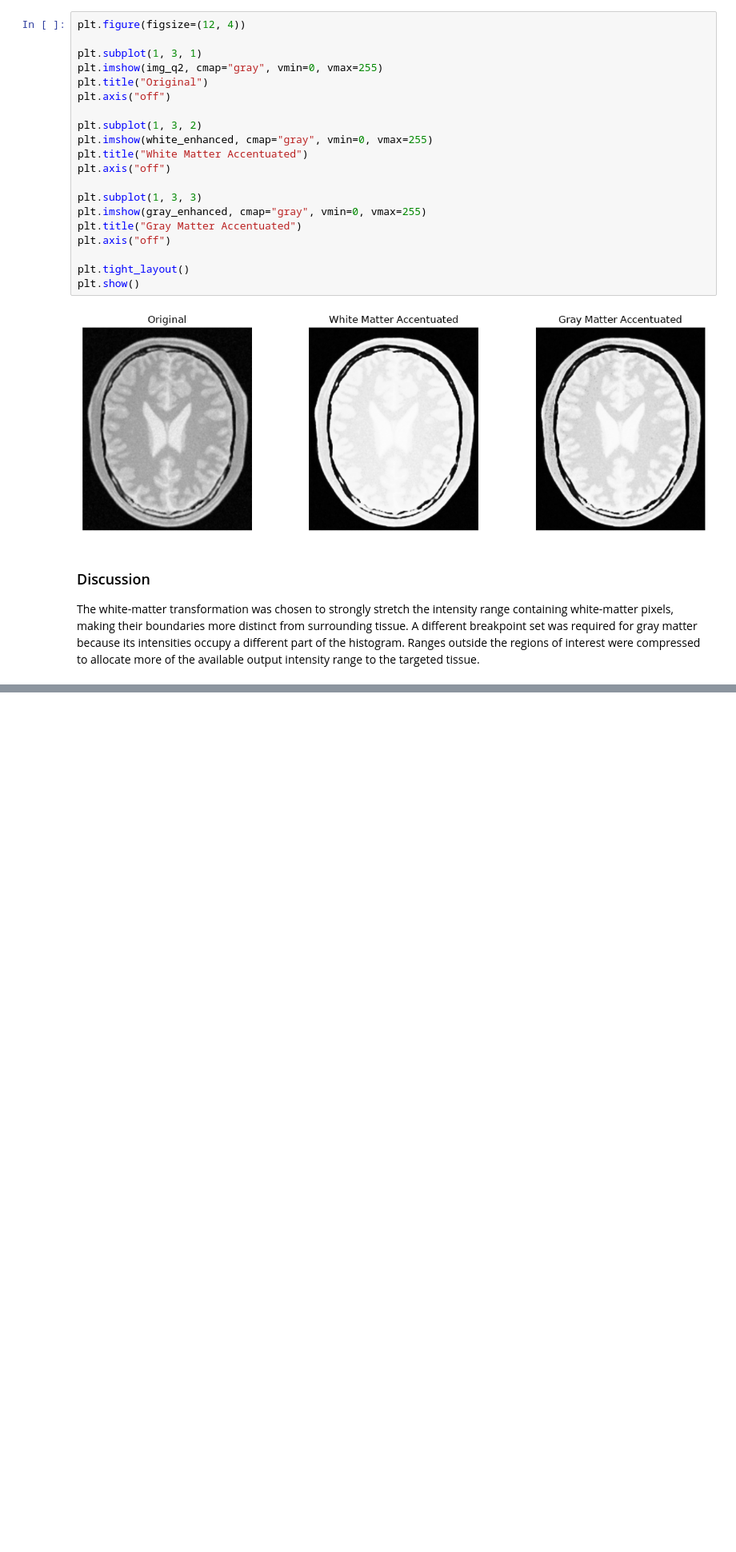
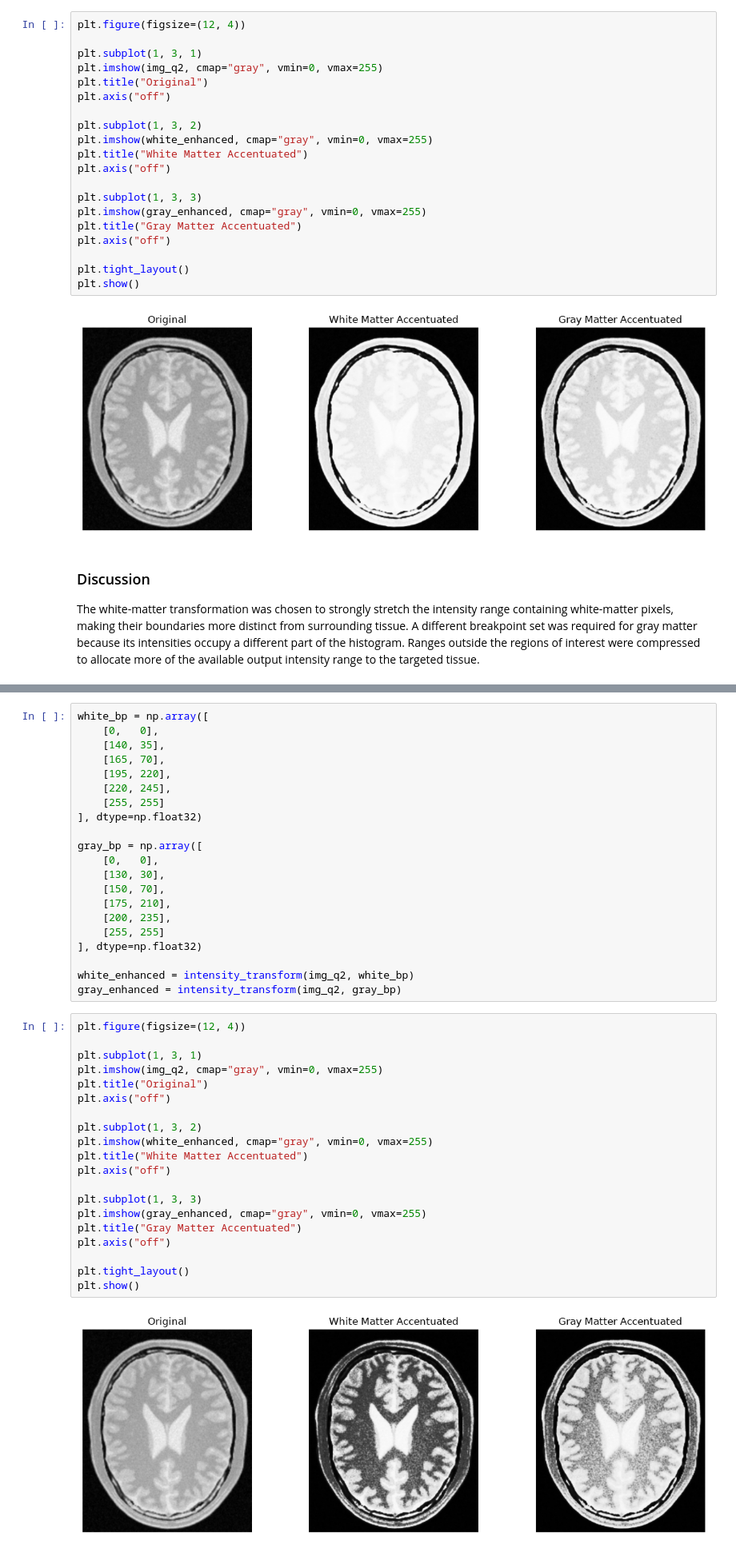
Before and after one commit to Abdul-Rahman-bme/EN3160-Image-processing-and-Machine-Vision, a Jupyter notebook: Assignment_01/230507R_EN3160_A01.ipynb, the cells around one changed output, grey strips where cells are left out. Shown at 80% size. Saved outputs shown, nothing was run; the diff lists cells and outputs as text; blank space fills up the shorter version.

```diff
--- a/Assignment_01/230507R_EN3160_A01.ipynb
+++ b/Assignment_01/230507R_EN3160_A01.ipynb
@@ -341,0 +376,43 @@ the available output intensity range to the targeted tissue.
+# %%
+white_bp = np.array([
+    [0,   0],
+    [140, 35],
+    [165, 70],
+    [195, 220],
+    [220, 245],
+    [255, 255]
+], dtype=np.float32)
+
+gray_bp = np.array([
+    [0,   0],
+    [130, 30],
+    [150, 70],
+    [175, 210],
+    [200, 235],
+    [255, 255]
+], dtype=np.float32)
+
+white_enhanced = intensity_transform(img_q2, white_bp)
+gray_enhanced = intensity_transform(img_q2, gray_bp)
+# %%
+plt.figure(figsize=(12, 4))
+
+plt.subplot(1, 3, 1)
+plt.imshow(img_q2, cmap="gray", vmin=0, vmax=255)
+plt.title("Original")
+plt.axis("off")
+
+plt.subplot(1, 3, 2)
+plt.imshow(white_enhanced, cmap="gray", vmin=0, vmax=255)
+plt.title("White Matter Accentuated")
+plt.axis("off")
+
+plt.subplot(1, 3, 3)
+plt.imshow(gray_enhanced, cmap="gray", vmin=0, vmax=255)
+plt.title("Gray Matter Accentuated")
+plt.axis("off")
+
+plt.tight_layout()
+plt.show()
+# %% [output]
+[figure, added]
```
Also changed, not shown: parts of 8 cells of this notebook.
